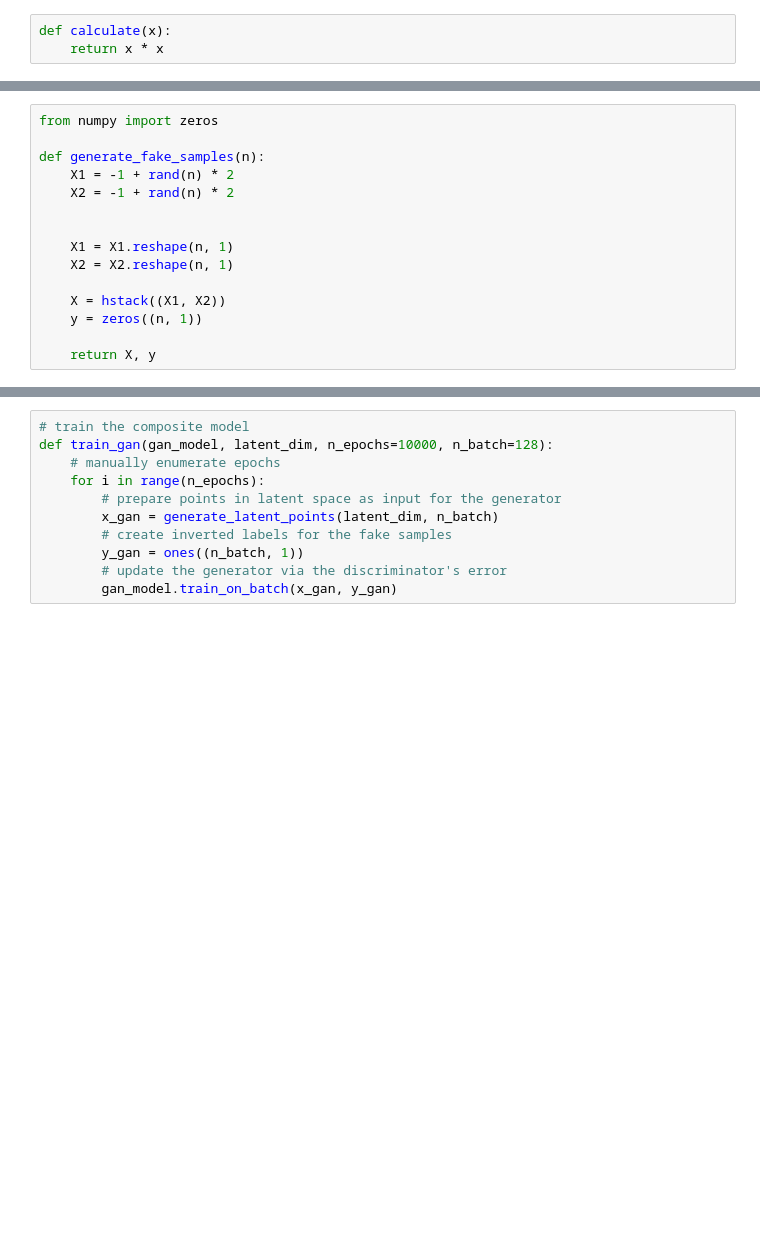
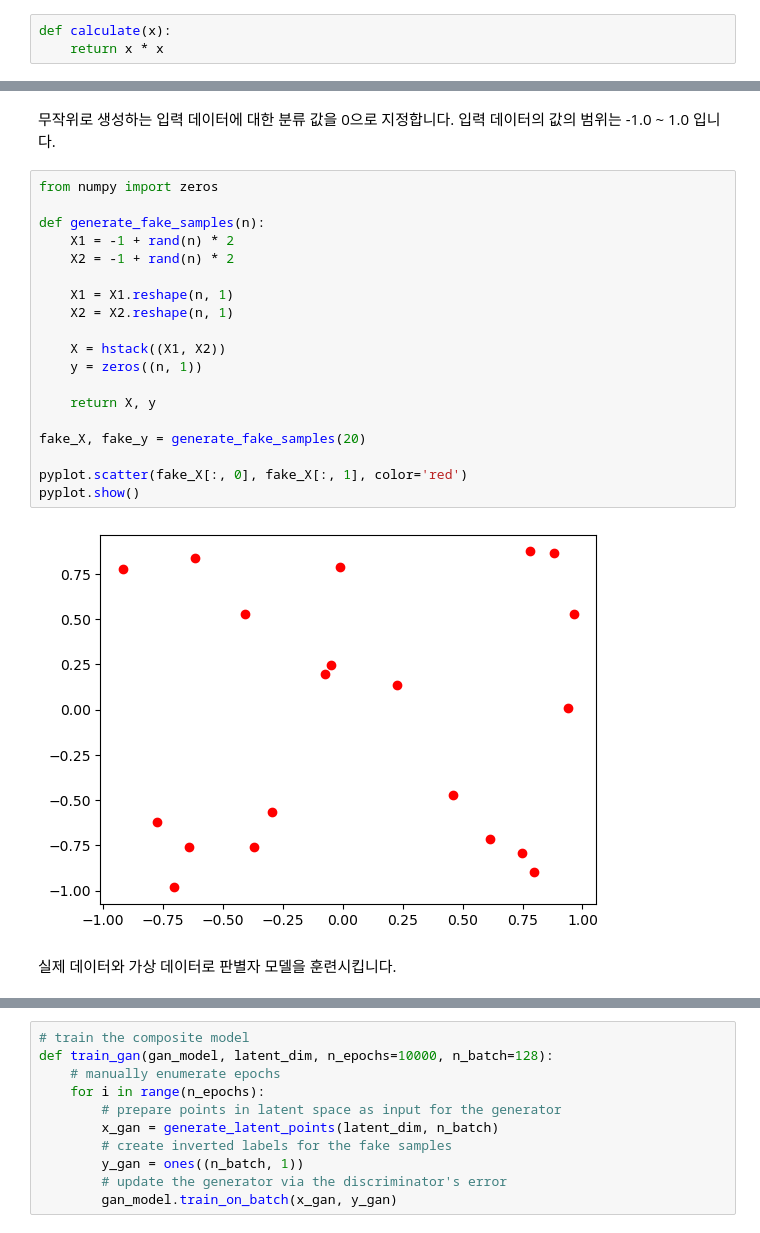
Before and after one commit to trvoid/ml-study, a Jupyter notebook: gan/1d-function-gan.ipynb, the cells around one changed output, grey strips where cells are left out. Drawn from its saved outputs; the diff is of its cells as text; blank space fills up the shorter version.

```diff
--- a/gan/1d-gan.ipynb
+++ b/gan/1d-function-gan.ipynb
@@ -91,16 +115,26 @@ def generate_real_samples(n):
+# %% [markdown]
+무작위로 생성하는 입력 데이터에 대한 분류 값을 0으로 지정합니다. 입력 데이터의 값의 범위는 -1.0 ~ 1.0 입니다.
 # %%
 from numpy import zeros
 
 def generate_fake_samples(n):
     X1 = -1 + rand(n) * 2
     X2 = -1 + rand(n) * 2
-
 
     X1 = X1.reshape(n, 1)
     X2 = X2.reshape(n, 1)
 
     X = hstack((X1, X2))
     y = zeros((n, 1))
 
     return X, y
+
+fake_X, fake_y = generate_fake_samples(20)
+
+pyplot.scatter(fake_X[:, 0], fake_X[:, 1], color='red')
+pyplot.show()
+# %% [output]
+[figure, added]
+# %% [markdown]
+실제 데이터와 가상 데이터로 판별자 모델을 훈련시킵니다.
 # %%
```
Also changed, not shown: parts of 30 cells of this notebook.
